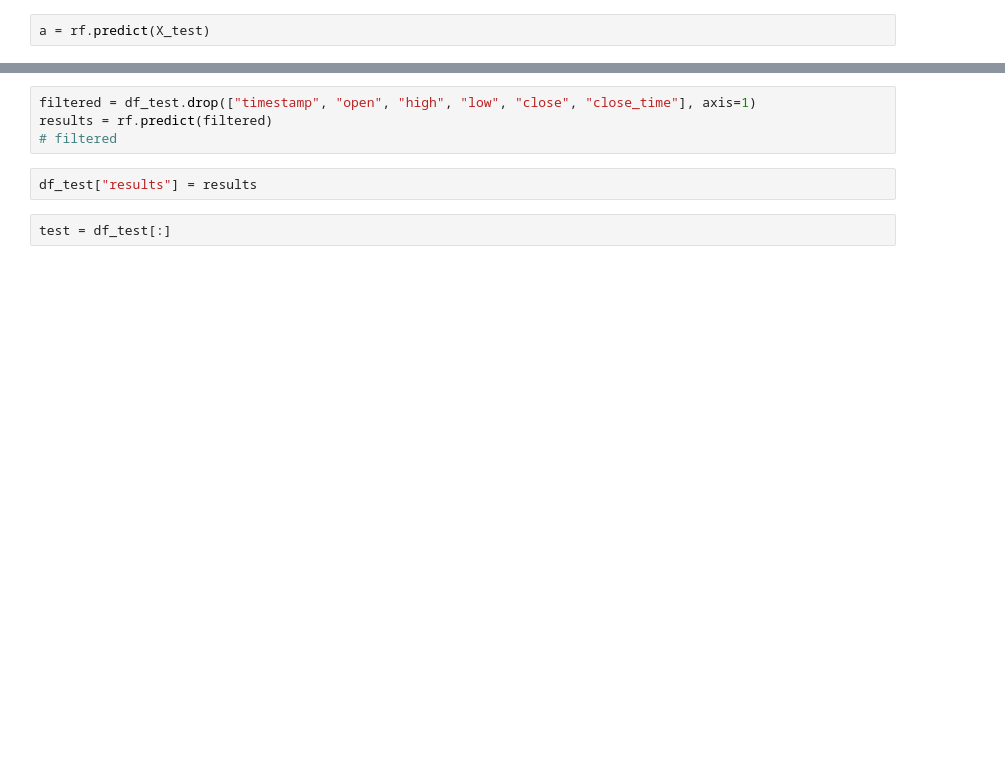
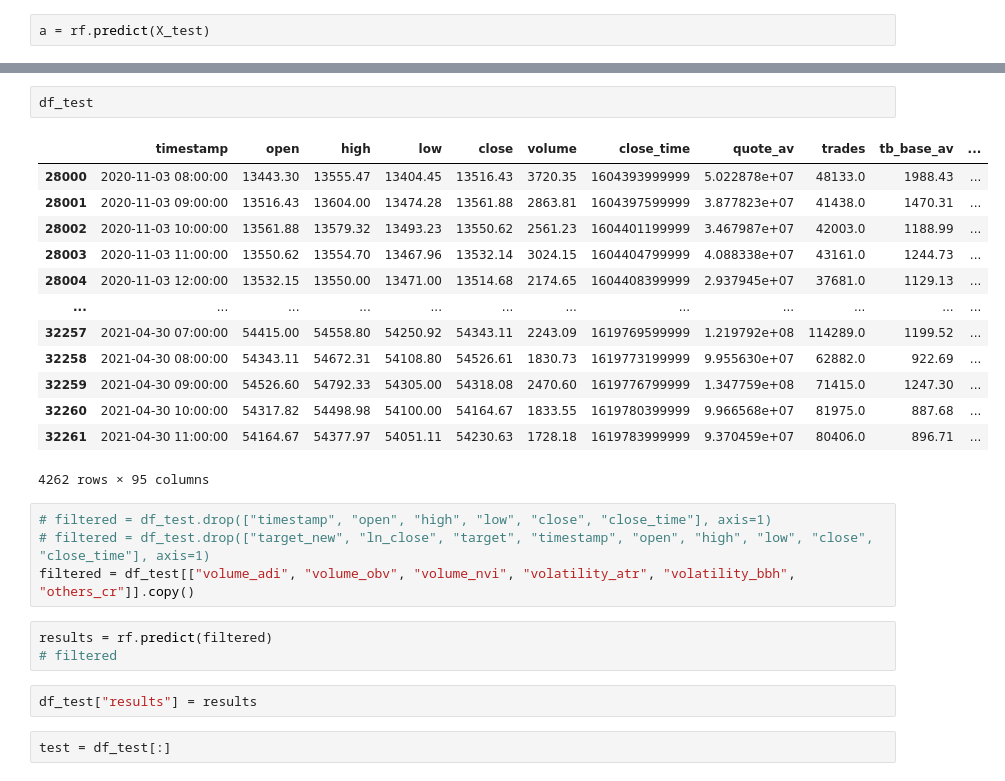
Before and after one commit to sunnymnie/bruh-moments, a Jupyter notebook: crypto/ml-analysis/c-buy-v1.ipynb, the cells around one changed output, grey strips where cells are left out. Cells and saved outputs as stored; diff of their text form; blank space fills up the shorter version.

```diff
--- a/crypto/ml-analysis/c-buy-v1.ipynb
+++ b/crypto/ml-analysis/c-buy-v1.ipynb
@@ -178,7 +161,26 @@ df_test = pd.read_csv("data/BTCUSDT-hour-test-features.csv")
+# %%
+df_test
+# %% [output]
+|  | timestamp | open | high | low | close | volume | close_time | quote_av | trades | tb_base_av | ... |
+| 28000 | 2020-11-03 08:00:00 | 13443.30 | 13555.47 | 13404.45 | 13516.43 | 3720.35 | 1604393999999 | 5.022878e+07 | 48133.0 | 1988.43 | ... |
+| 28001 | 2020-11-03 09:00:00 | 13516.43 | 13604.00 | 13474.28 | 13561.88 | 2863.81 | 1604397599999 | 3.877823e+07 | 41438.0 | 1470.31 | ... |
+| 28002 | 2020-11-03 10:00:00 | 13561.88 | 13579.32 | 13493.23 | 13550.62 | 2561.23 | 1604401199999 | 3.467987e+07 | 42003.0 | 1188.99 | ... |
+| 28003 | 2020-11-03 11:00:00 | 13550.62 | 13554.70 | 13467.96 | 13532.14 | 3024.15 | 1604404799999 | 4.088338e+07 | 43161.0 | 1244.73 | ... |
+| 28004 | 2020-11-03 12:00:00 | 13532.15 | 13550.00 | 13471.00 | 13514.68 | 2174.65 | 1604408399999 | 2.937945e+07 | 37681.0 | 1129.13 | ... |
+| ... | ... | ... | ... | ... | ... | ... | ... | ... | ... | ... | ... |
+| 32257 | 2021-04-30 07:00:00 | 54415.00 | 54558.80 | 54250.92 | 54343.11 | 2243.09 | 1619769599999 | 1.219792e+08 | 114289.0 | 1199.52 | ... |
+| 32258 | 2021-04-30 08:00:00 | 54343.11 | 54672.31 | 54108.80 | 54526.61 | 1830.73 | 1619773199999 | 9.955630e+07 | 62882.0 | 922.69 | ... |
+| 32259 | 2021-04-30 09:00:00 | 54526.60 | 54792.33 | 54305.00 | 54318.08 | 2470.60 | 1619776799999 | 1.347759e+08 | 71415.0 | 1247.30 | ... |
+| 32260 | 2021-04-30 10:00:00 | 54317.82 | 54498.98 | 54100.00 | 54164.67 | 1833.55 | 1619780399999 | 9.966568e+07 | 81975.0 | 887.68 | ... |
+| 32261 | 2021-04-30 11:00:00 | 54164.67 | 54377.97 | 54051.11 | 54230.63 | 1728.18 | 1619783999999 | 9.370459e+07 | 80406.0 | 896.71 | ... |
+4262 rows × 95 columns
 # %%
-filtered = df_test.drop(["timestamp", "open", "high", "low", "close", "close_time"], axis=1)
-results = rf.predict(filtered)
-# filtered
+# filtered = df_test.drop(["timestamp", "open", "high", "low", "close", "close_time"], axis=1)
+# filtered = df_test.drop(["target_new", "ln_close", "target", "timestamp", "open", "high", "low", "close", "close_time"], axis=1)
+filtered = df_test[["volume_adi", "volume_obv", "volume_nvi", "volatility_atr", "volatility_bbh", "others_cr"]].copy()
+# %%
+results = rf.predict(filtered)
+# filtered
 # %%
 df_test["results"] = results
 # %%
```
Also changed, not shown: parts of 15 cells of this notebook, 9 other files.
